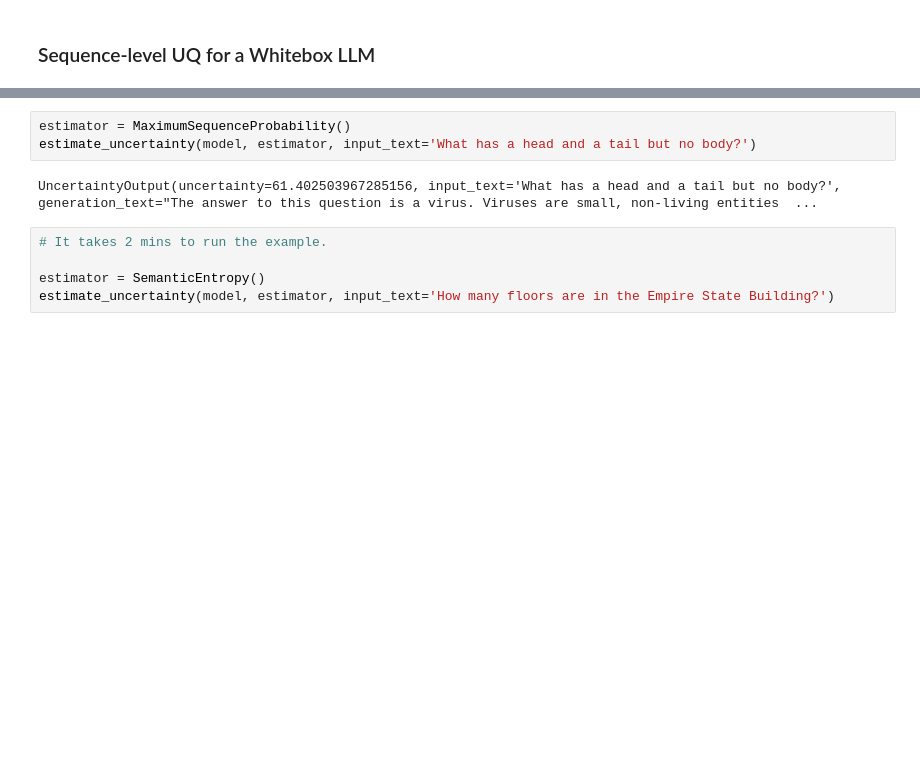
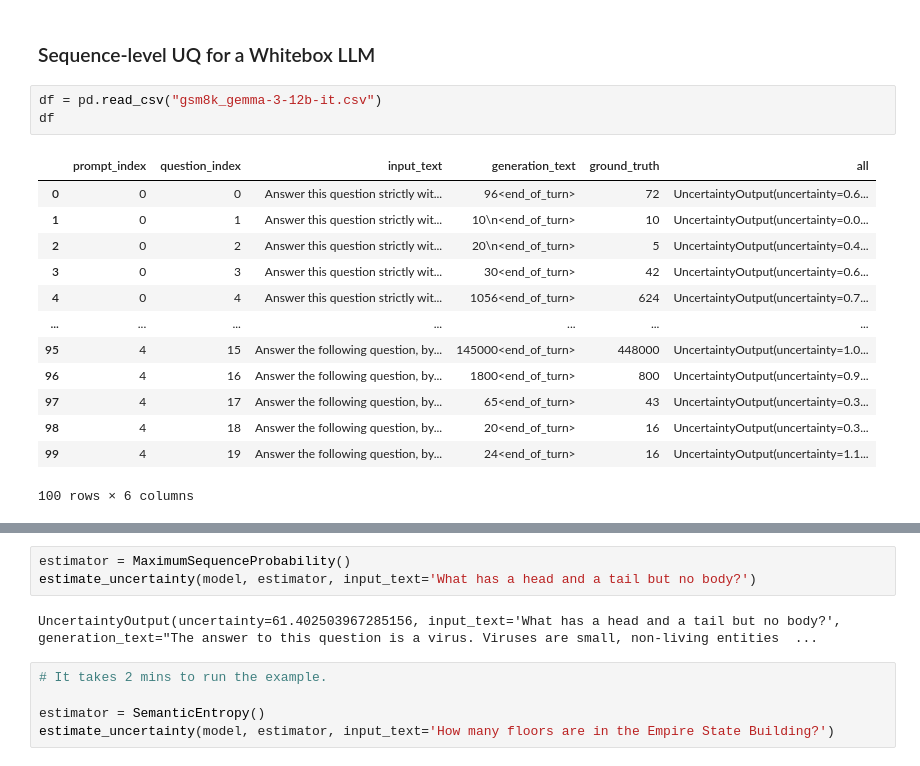
Before and after one commit to IINemo/lm-polygraph, a Jupyter notebook: examples/temp.ipynb, the cells around one changed output, grey strips where cells are left out. Saved outputs shown, nothing was run; the diff lists cells and outputs as text; blank space fills up the shorter version.

```diff
--- a/examples/temp.ipynb
+++ b/examples/temp.ipynb
@@ -118,5 +607,22 @@ Natalia sold clips to 48 of her friends in April, and then she sold half as many
 # %% [markdown]
 ### Sequence-level UQ for a Whitebox LLM
+# %%
+df = pd.read_csv("gsm8k_gemma-3-12b-it.csv")
+df
+# %% [output]
+|  | prompt_index | question_index | input_text | generation_text | ground_truth | all |
+| 0 | 0 | 0 | Answer this question strictly wit... | 96<end_of_turn> | 72 | UncertaintyOutput(uncertainty=0.6... |
+| 1 | 0 | 1 | Answer this question strictly wit... | 10\n<end_of_turn> | 10 | UncertaintyOutput(uncertainty=0.0... |
+| 2 | 0 | 2 | Answer this question strictly wit... | 20\n<end_of_turn> | 5 | UncertaintyOutput(uncertainty=0.4... |
+| 3 | 0 | 3 | Answer this question strictly wit... | 30<end_of_turn> | 42 | UncertaintyOutput(uncertainty=0.6... |
+| 4 | 0 | 4 | Answer this question strictly wit... | 1056<end_of_turn> | 624 | UncertaintyOutput(uncertainty=0.7... |
+| ... | ... | ... | ... | ... | ... | ... |
+| 95 | 4 | 15 | Answer the following question, by... | 145000<end_of_turn> | 448000 | UncertaintyOutput(uncertainty=1.0... |
+| 96 | 4 | 16 | Answer the following question, by... | 1800<end_of_turn> | 800 | UncertaintyOutput(uncertainty=0.9... |
+| 97 | 4 | 17 | Answer the following question, by... | 65<end_of_turn> | 43 | UncertaintyOutput(uncertainty=0.3... |
+| 98 | 4 | 18 | Answer the following question, by... | 20<end_of_turn> | 16 | UncertaintyOutput(uncertainty=0.3... |
+| 99 | 4 | 19 | Answer the following question, by... | 24<end_of_turn> | 16 | UncertaintyOutput(uncertainty=1.1... |
+100 rows × 6 columns
 # %%
 estimator = MaximumSequenceProbability()
 ans = estimate_uncertainty(model, estimator, input_text=gsm8k_df['short_question'].iloc[0])
```
Also changed, not shown: parts of 38 cells of this notebook, 1 other file.
